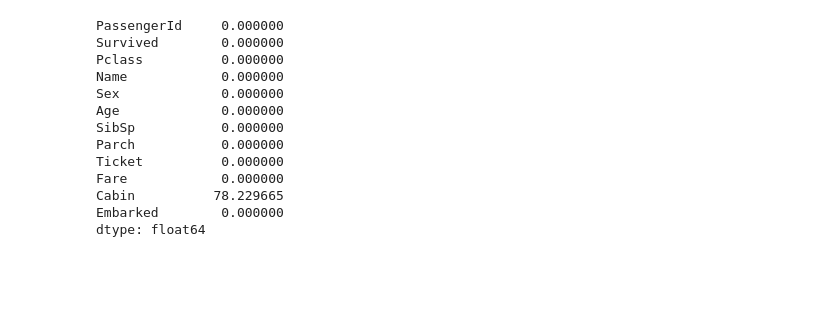
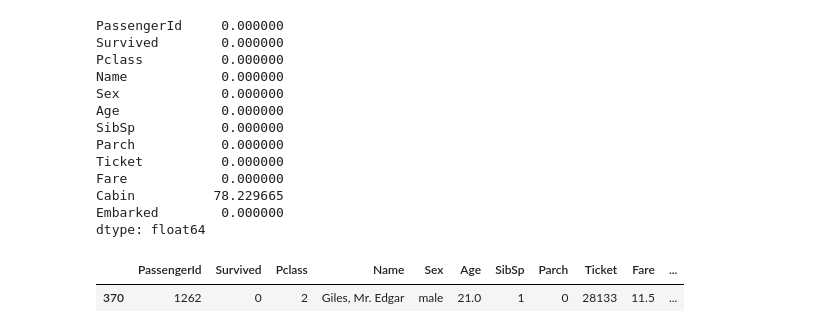
Before and after one commit to KerimGurbaz/titanic_analysis, a Jupyter notebook: titanic_analysis.ipynb, the cells around one changed output. Saved outputs shown, nothing was run; the diff lists cells and outputs as text; code cells hidden in the pictures; blank space fills up the shorter version.

```diff
--- a/titanic_analysis.ipynb
+++ b/titanic_analysis.ipynb
@@ -331,3 +331,10 @@ Fare            0.000000
 Cabin          78.229665
 Embarked        0.000000
 dtype: float64
+# %%
+df =df.drop(columns = ["Embarked"])
+# %%
+df.sample()
+# %% [output]
+|  | PassengerId | Survived | Pclass | Name | Sex | Age | SibSp | Parch | Ticket | Fare | ... |
+| 370 | 1262 | 0 | 2 | Giles, Mr. Edgar | male | 21.0 | 1 | 0 | 28133 | 11.5 | ... |
```
Also changed, not shown: parts of 2 cells of this notebook.
